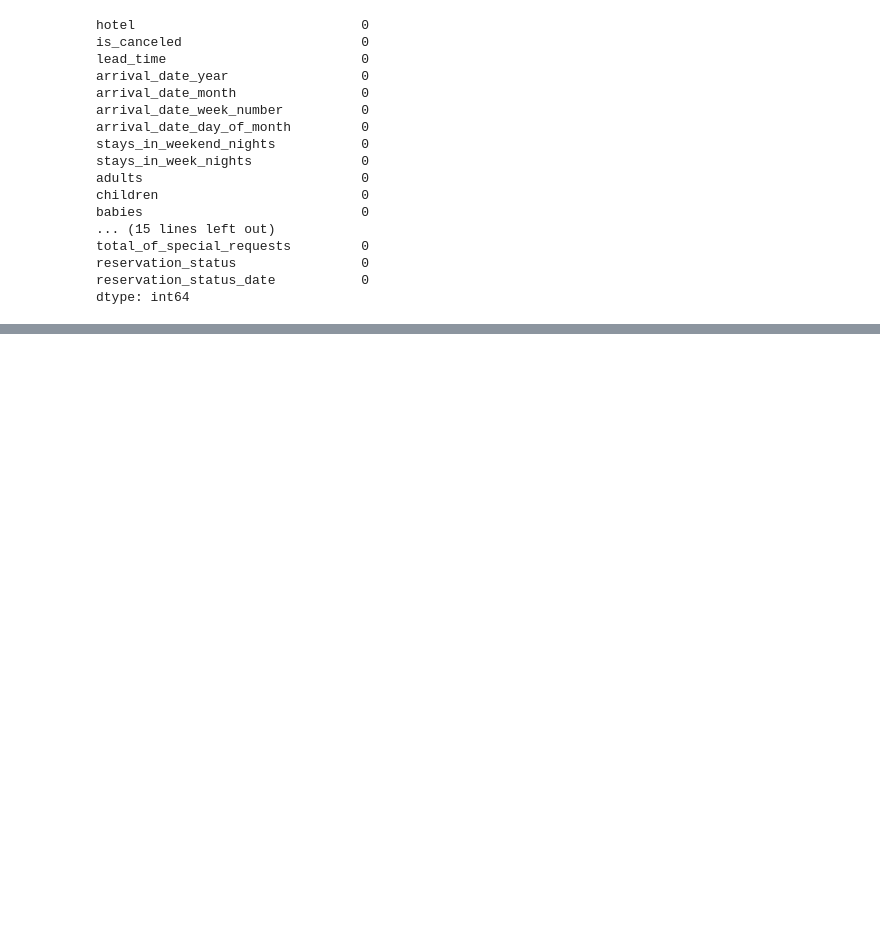
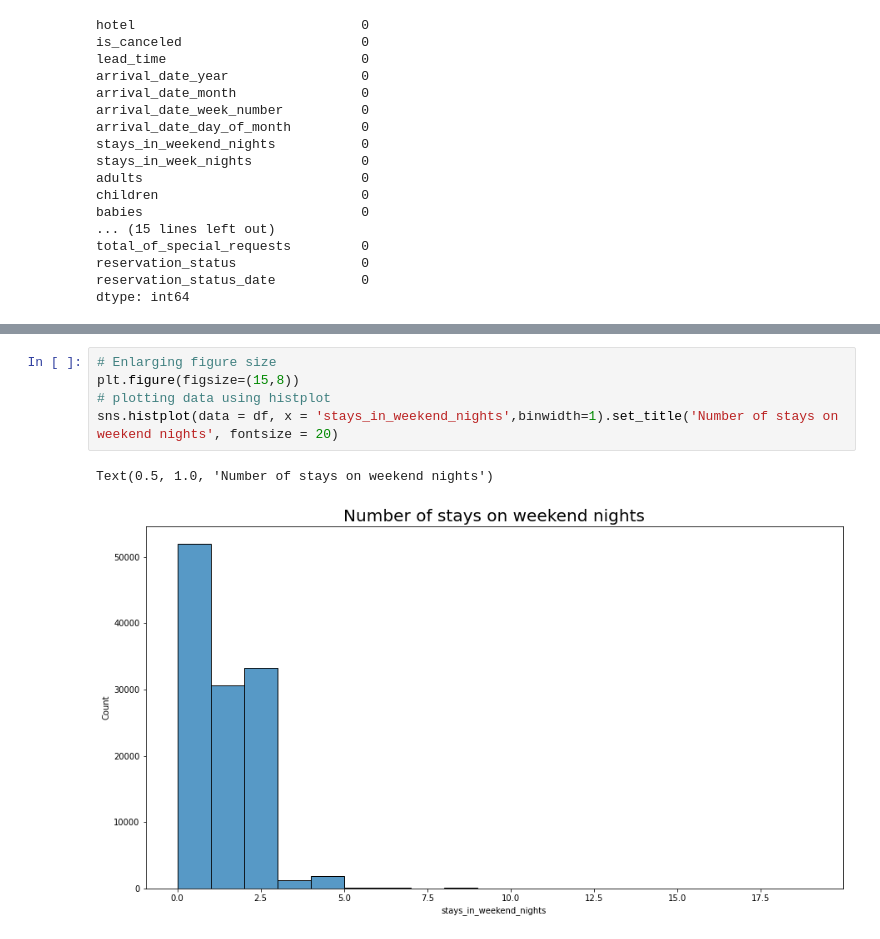
Before and after one commit to Aayushi-Sharma24/EDA-Hotel-Booking-Analysis, a Jupyter notebook: Hotel_Booking_Analysis_Capstone_Project_Final.ipynb, the cells around one changed output, grey strips where cells are left out. Drawn from its saved outputs; the diff is of its cells as text; blank space fills up the shorter version.

```diff
--- a/Hotel_Booking_Analysis_Capstone_Project_Final.ipynb
+++ b/Hotel_Booking_Analysis_Capstone_Project_Final.ipynb
@@ -290,0 +437,8 @@ Now, there are no missing values in our DataFrame
+# %%
+# Enlarging figure size
+plt.figure(figsize=(15,8))
+# plotting data using histplot
+sns.histplot(data = df, x = 'stays_in_weekend_nights',binwidth=1).set_title('Number of stays on weekend nights', fontsize = 20)
+# %% [output]
+Text(0.5, 1.0, 'Number of stays on weekend nights')
+[figure, added]
```
Also changed, not shown: parts of 23 cells of this notebook.
